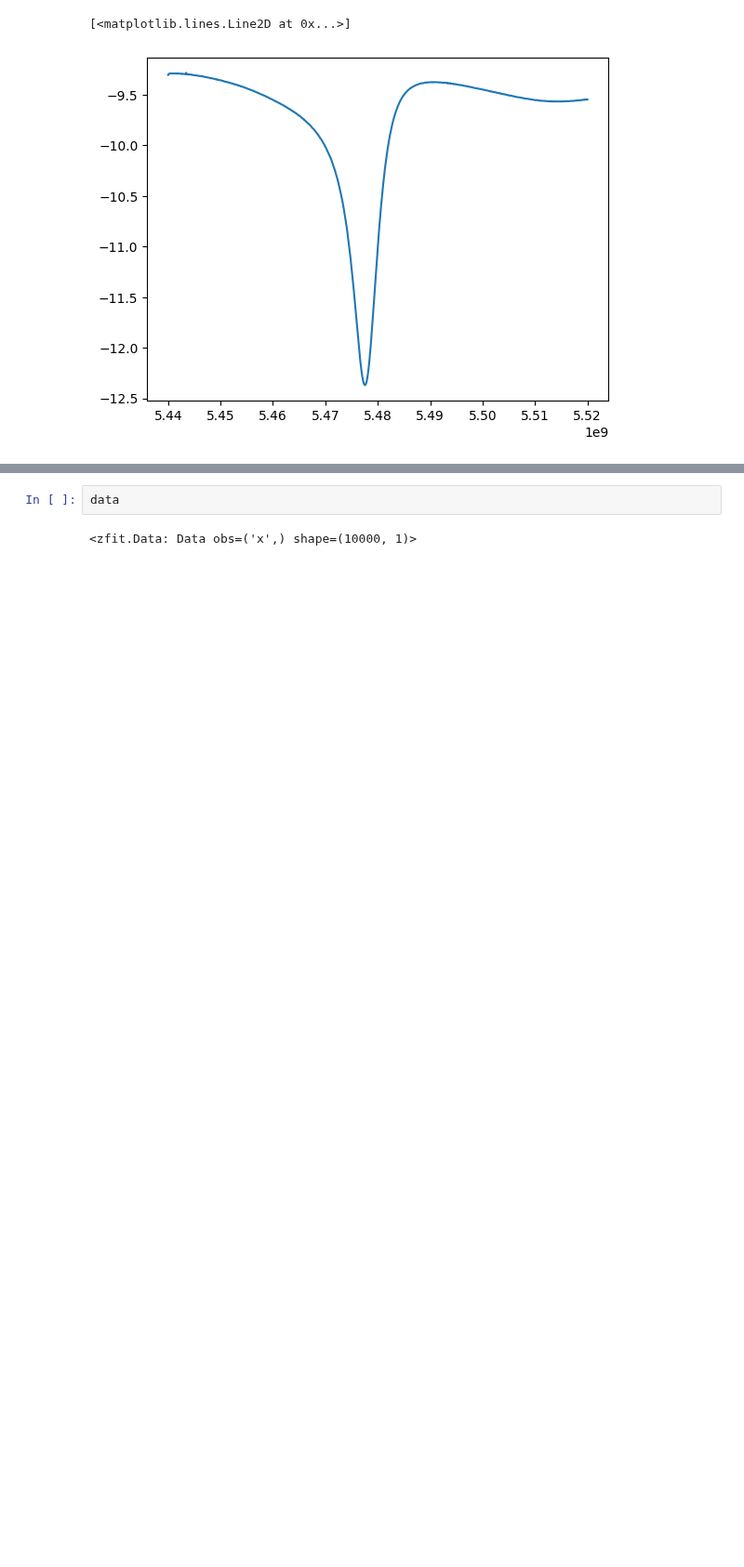
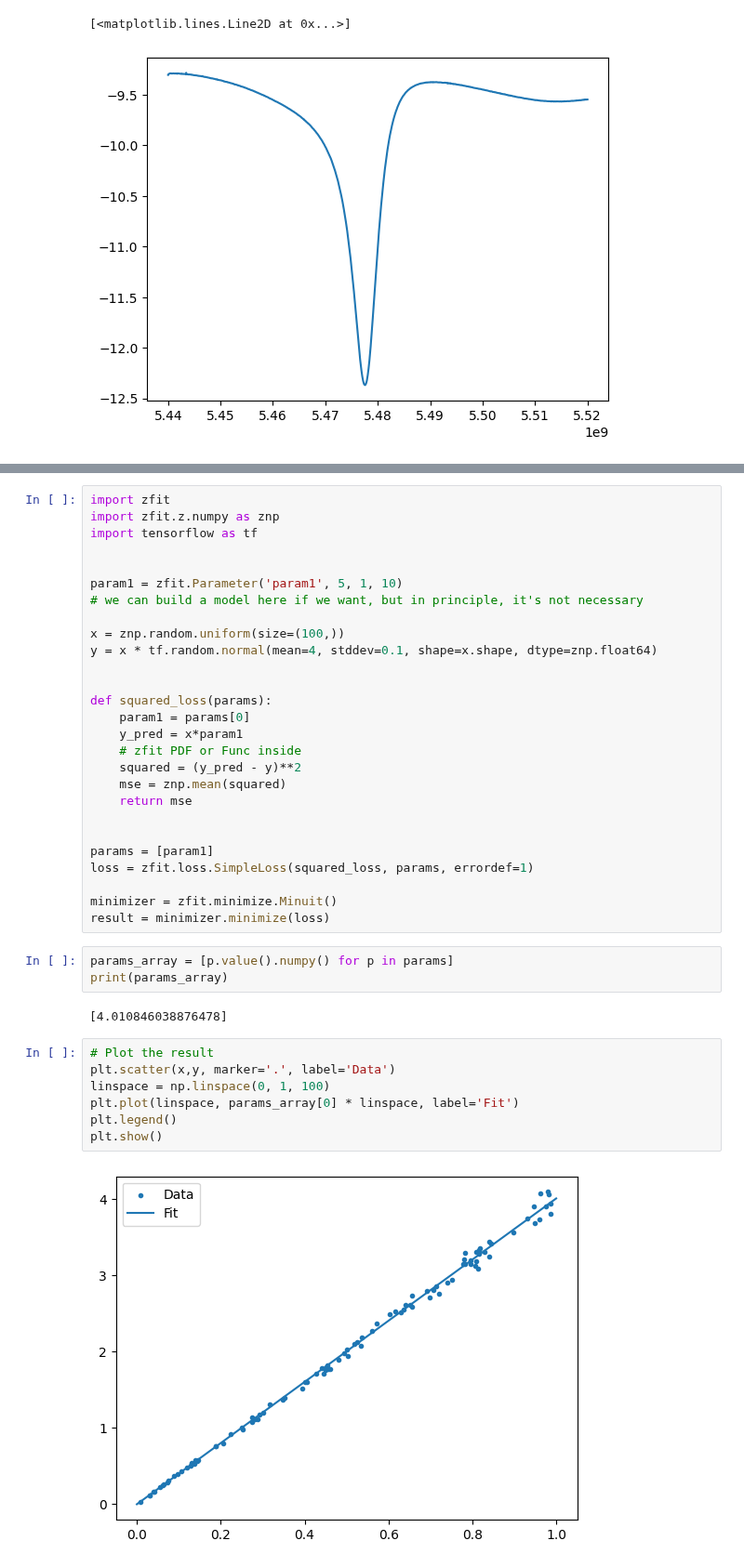
Before and after one commit to biqute/QTLab2425, a Jupyter notebook: IRdetection/Analysis/fitting_tests.ipynb, the cells around one changed output, grey strips where cells are left out. Shown at 93% size. Drawn from its saved outputs; the diff is of its cells as text; blank space fills up the shorter version.

Commit message:
trying to make zfit work (failed)

```diff
--- a/IRdetection/Analysis/fitting_tests.ipynb
+++ b/IRdetection/Analysis/fitting_tests.ipynb
@@ -60,4 +76,41 @@ TypeError: unsupported operand type(s) for *: 'float' and 'Data'
-# %%
-data
-# %% [output]
-<zfit.Data: Data obs=('x',) shape=(10000, 1)>
+# %%
+import zfit
+import zfit.z.numpy as znp
+import tensorflow as tf
+
+
+param1 = zfit.Parameter('param1', 5, 1, 10)
+# we can build a model here if we want, but in principle, it's not necessary
+
+x = znp.random.uniform(size=(100,))
+y = x * tf.random.normal(mean=4, stddev=0.1, shape=x.shape, dtype=znp.float64)
+
+
+def squared_loss(params):
+    param1 = params[0]
+    y_pred = x*param1
+    # zfit PDF or Func inside
+    squared = (y_pred - y)**2
+    mse = znp.mean(squared)
+    return mse
+
+
+params = [param1]
+loss = zfit.loss.SimpleLoss(squared_loss, params, errordef=1)
+
+minimizer = zfit.minimize.Minuit()
+result = minimizer.minimize(loss)
+# %%
+params_array = [p.value().numpy() for p in params]
+print(params_array)
+# %% [output]
+[4.010846038876478]
+# %%
+# Plot the result
+plt.scatter(x,y, marker='.', label='Data')
+linspace = np.linspace(0, 1, 100)
+plt.plot(linspace, params_array[0] * linspace, label='Fit')
+plt.legend()
+plt.show()
+# %% [output]
+[figure, added]
```
Also changed, not shown: parts of 4 cells of this notebook.
